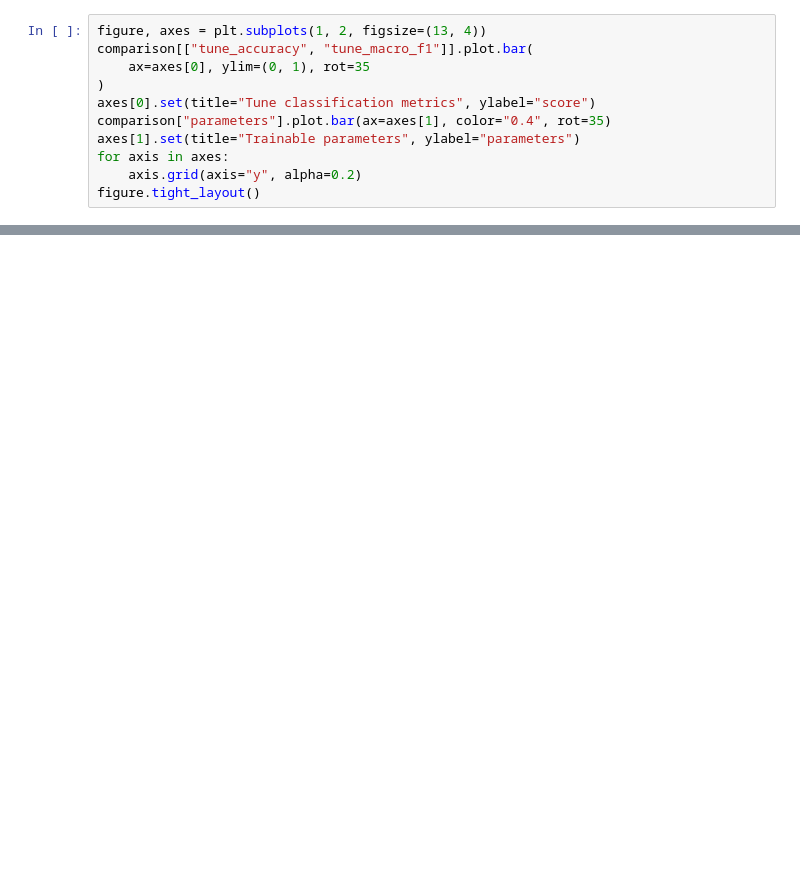
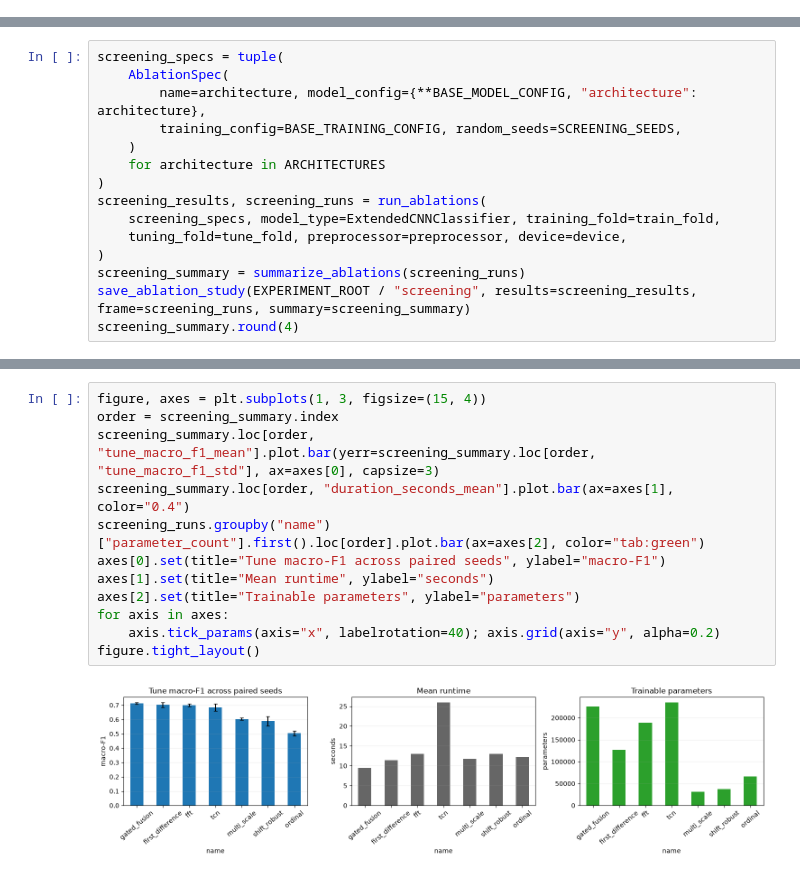
Before and after one commit to lohex/DeeplearningExamples, a Jupyter notebook: projects/pytorch_timecourse_classification/notebooks/02_extended_cnns_training.ipynb, the cells around one changed output, grey strips where cells are left out. Drawn from its saved outputs; the diff is of its cells as text; blank space fills up the shorter version.

```diff
--- a/projects/pytorch_timecourse_classification/notebooks/02_extended_cnns_training.ipynb
+++ b/projects/pytorch_timecourse_classification/notebooks/02_extended_cnns_training.ipynb
@@ -382,11 +0,0 @@ comparison.round(4)
-# %%
-figure, axes = plt.subplots(1, 2, figsize=(13, 4))
-comparison[["tune_accuracy", "tune_macro_f1"]].plot.bar(
-    ax=axes[0], ylim=(0, 1), rot=35
-)
-axes[0].set(title="Tune classification metrics", ylabel="score")
-comparison["parameters"].plot.bar(ax=axes[1], color="0.4", rot=35)
-axes[1].set(title="Trainable parameters", ylabel="parameters")
-for axis in axes:
-    axis.grid(axis="y", alpha=0.2)
-figure.tight_layout()
@@ -413,0 +102,15 @@ history_comparison_figure = plot_history_comparison({
+# %%
+screening_specs = tuple(
+    AblationSpec(
+        name=architecture, model_config={**BASE_MODEL_CONFIG, "architecture": architecture},
+        training_config=BASE_TRAINING_CONFIG, random_seeds=SCREENING_SEEDS,
+    )
+    for architecture in ARCHITECTURES
+)
+screening_results, screening_runs = run_ablations(
+    screening_specs, model_type=ExtendedCNNClassifier, training_fold=train_fold,
+    tuning_fold=tune_fold, preprocessor=preprocessor, device=device,
+)
+screening_summary = summarize_ablations(screening_runs)
+save_ablation_study(EXPERIMENT_ROOT / "screening", results=screening_results, frame=screening_runs, summary=screening_summary)
+screening_summary.round(4)
@@ -413,0 +144,14 @@ history_comparison_figure = plot_history_comparison({
+# %%
+figure, axes = plt.subplots(1, 3, figsize=(15, 4))
+order = screening_summary.index
+screening_summary.loc[order, "tune_macro_f1_mean"].plot.bar(yerr=screening_summary.loc[order, "tune_macro_f1_std"], ax=axes[0], capsize=3)
+screening_summary.loc[order, "duration_seconds_mean"].plot.bar(ax=axes[1], color="0.4")
+screening_runs.groupby("name")["parameter_count"].first().loc[order].plot.bar(ax=axes[2], color="tab:green")
+axes[0].set(title="Tune macro-F1 across paired seeds", ylabel="macro-F1")
+axes[1].set(title="Mean runtime", ylabel="seconds")
+axes[2].set(title="Trainable parameters", ylabel="parameters")
+for axis in axes:
+    axis.tick_params(axis="x", labelrotation=40); axis.grid(axis="y", alpha=0.2)
+figure.tight_layout()
+# %% [output]
+[figure, added]
```
Also changed, not shown: parts of 120 cells of this notebook, 13 other files.
